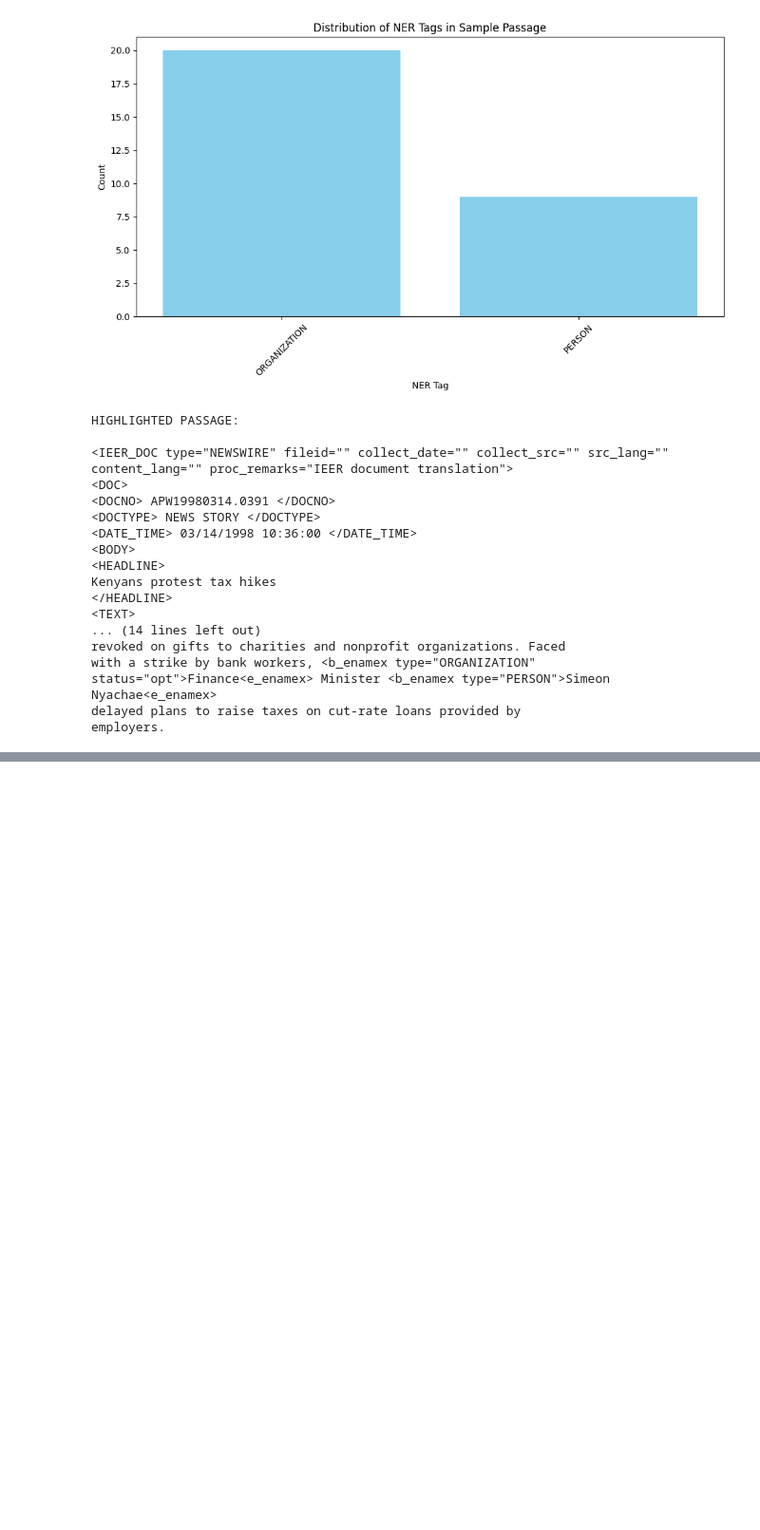
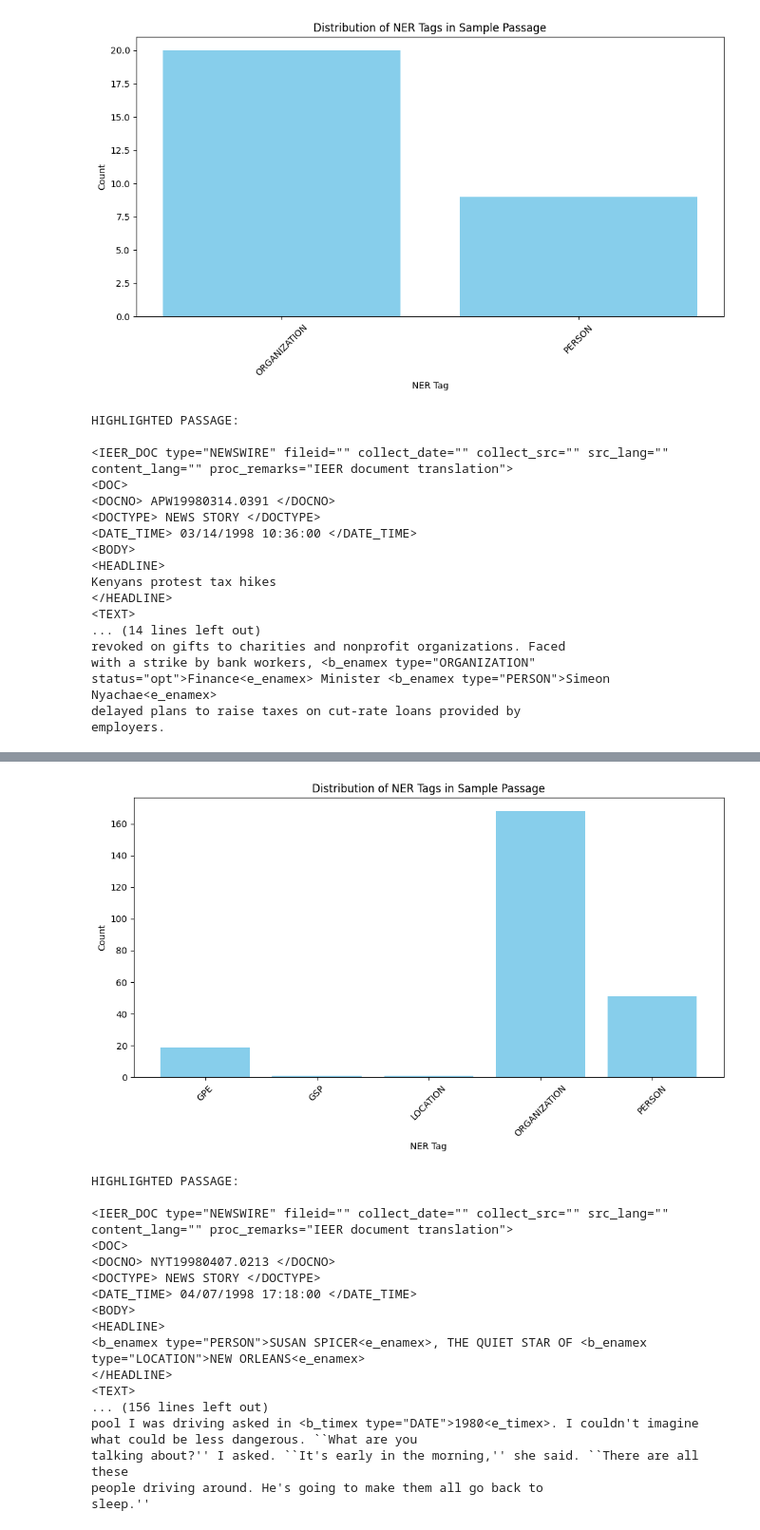
Before and after one commit to ArnavKarwa07/CCNLP, a Jupyter notebook: assignment4.ipynb, the cells around one changed output, grey strips where cells are left out. Shown at 95% size. Saved outputs shown, nothing was run; the diff lists cells and outputs as text; code cells hidden in the pictures; blank space fills up the shorter version.

```diff
--- a/assignment4.ipynb
+++ b/assignment4.ipynb
@@ -120,0 +197,18 @@ employers.
+# %%
+# 3) Explore different NER tags and extracted entities
+entities = []
+for chunk in ner_tree:
+    if hasattr(chunk, "label"):
+        label = chunk.label()
+        entity_text = " ".join(word for word, _ in chunk.leaves())
+        entities.append((entity_text, label))
+
+label_counts = Counter(label for _, label in entities)
+
+print("\n\nEXTRACTED ENTITIES:")
+for entity_text, label in entities:
+    print(f"- {entity_text:<35} -> {label}")
+
+print("\nTAGS FOUND (and counts):")
+for label, count in sorted(label_counts.items()):
+    print(f"- {label}: {count}")
@@ -120,0 +233,42 @@ employers.
+# %%
+# Visualization of tag distribution
+import matplotlib.pyplot as plt
+labels, counts = zip(*sorted(label_counts.items()))
+plt.figure(figsize=(10, 6))
+plt.bar(labels, counts, color="skyblue")
+plt.xlabel("NER Tag")
+plt.ylabel("Count")
+plt.title("Distribution of NER Tags in Sample Passage")
+plt.xticks(rotation=45)
+plt.tight_layout()
+plt.show()
+
+# Highlight coverage of NER tags in text with different colors
+from termcolor import colored
+def highlight_entities(text, entities):
+    for entity_text, label in entities:
+        color = "red" if label == "PERSON" else "green" if label == "ORGANIZATION" else "yellow"
+        text = text.replace(entity_text, colored(entity_text, color))
+    return text
+highlighted_passage = highlight_entities(passage, entities)
+print("\nHIGHLIGHTED PASSAGE:\n")
+print(highlighted_passage)
+# %% [output]
+[figure, added]
+HIGHLIGHTED PASSAGE:
+
+<IEER_DOC type="NEWSWIRE" fileid="" collect_date="" collect_src="" src_lang="" content_lang="" proc_remarks="IEER document translation">
+<DOC>
+<DOCNO> NYT19980407.0213 </DOCNO>
+<DOCTYPE> NEWS STORY </DOCTYPE>
+<DATE_TIME> 04/07/1998 17:18:00 </DATE_TIME>
+<BODY>
+<HEADLINE>
+<b_enamex type="PERSON">SUSAN SPICER<e_enamex>, THE QUIET STAR OF <b_enamex type="LOCATION">NEW ORLEANS<e_enamex>
+</HEADLINE>
+<TEXT>
+... (156 lines left out)
+pool I was driving asked in <b_timex type="DATE">1980<e_timex>. I couldn't imagine what could be less dangerous. ``What are you
+talking about?'' I asked. ``It's early in the morning,'' she said. ``There are all these
+people driving around. He's going to make them all go back to
+sleep.''
```
Also changed, not shown: parts of 5 cells of this notebook.
